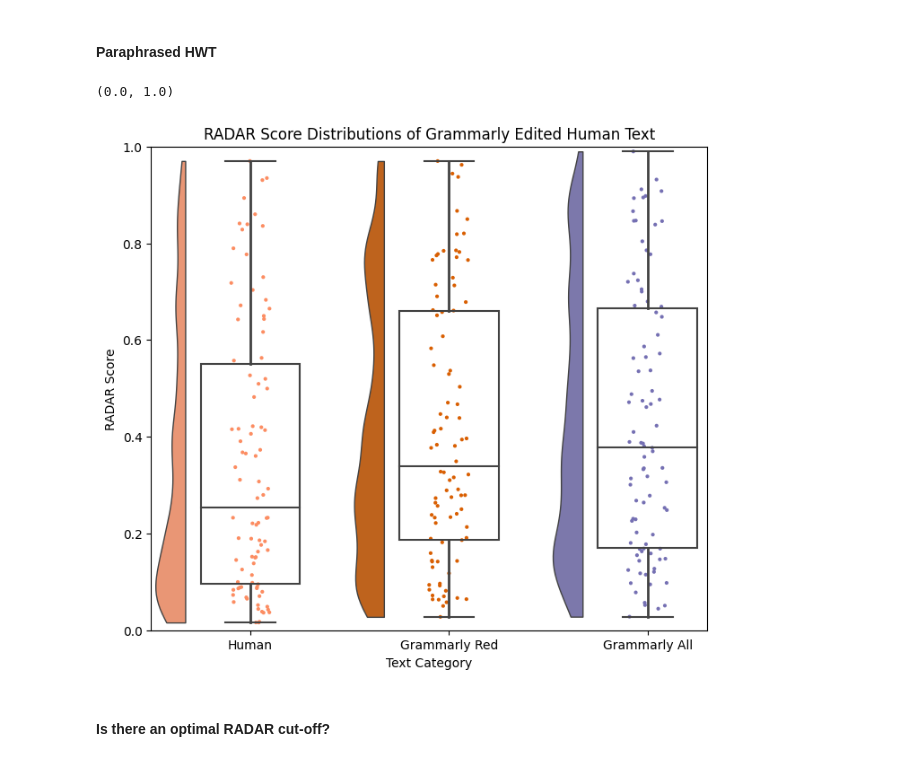
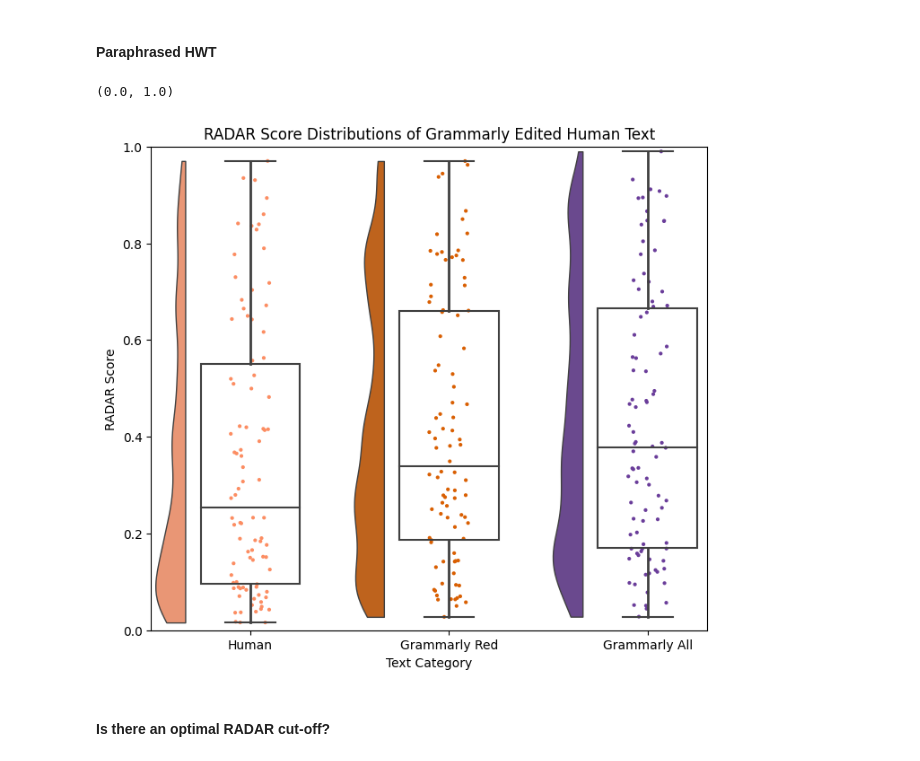
Before and after one commit to nicole-jefferies/RADAR_Eval, a Jupyter notebook: Vis Final Version?.ipynb, the cells around one changed output. Saved outputs shown, nothing was run; the diff lists cells and outputs as text; code cells hidden in the pictures.

```diff
--- a/Vis Final Version?.ipynb
+++ b/Vis Final Version?.ipynb
@@ -83,22 +72,22 @@ plt.ylim(0,1)
 # %%
 data = pd.read_csv('topics-post-RADAR-data.csv')
 columns_to_keep = ['STUD_REFORMATTED','STUD_RED_RADAR','STUD_ALL_RADAR']
 melted_data = data[columns_to_keep]
 melted_data = pd.melt(melted_data, var_name='Category', value_name='RADAR_output')
 f, ax = plt.subplots(figsize=(8, 7))
 
-custom_colors = {'STUD_REFORMATTED': '#fc8d62', 'STUD_RED_RADAR': '#d95f02', 'STUD_ALL_RADAR': '#7570b3'}
+custom_colors = {'STUD_REFORMATTED': '#fc8d62', 'STUD_RED_RADAR': '#d95f02', 'STUD_ALL_RADAR': '#6a3d9a'}
 
 g = pt.RainCloud(data = melted_data, x = 'Category', y = 'RADAR_output', ax = ax, orient='v', point_size=3,
              width_box= .5, width_viol= .3, scale='count', palette=custom_colors)
 plt.xlabel('Text Category')
 plt.ylabel('RADAR Score')
 plt.title('RADAR Score Distributions of Grammarly Edited Human Text')
 g.set(xticklabels=['Human','Grammarly Red', 'Grammarly All'])
 plt.ylim(0,1)
 # %% [output]
 (0.0, 1.0)
-[figure, old version]
+[figure, new version]
 # %% [markdown]
 #### Is there an optimal RADAR cut-off?
 # %%
```
Also changed, not shown: parts of 18 cells of this notebook.
